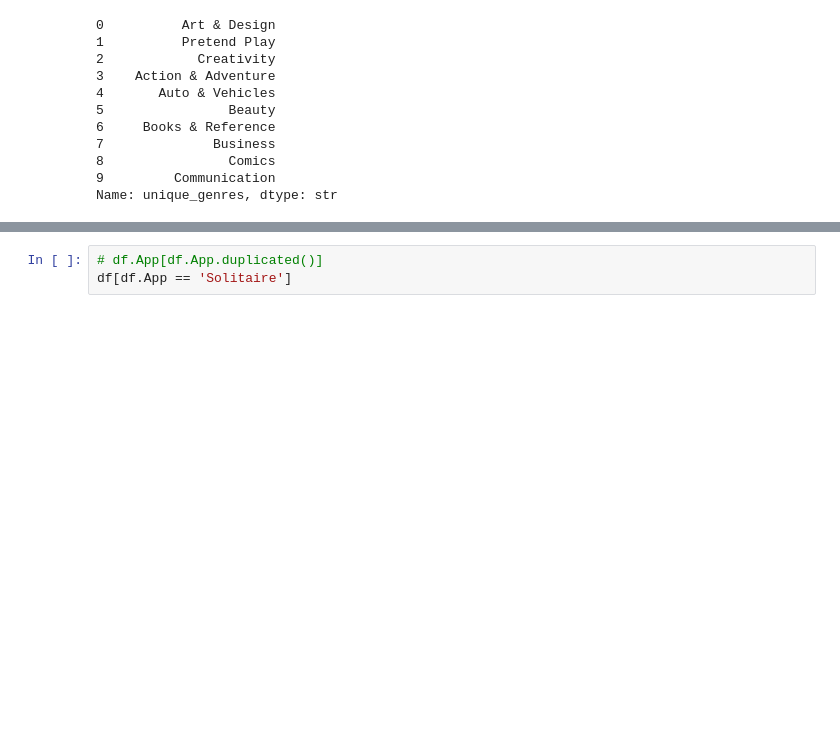
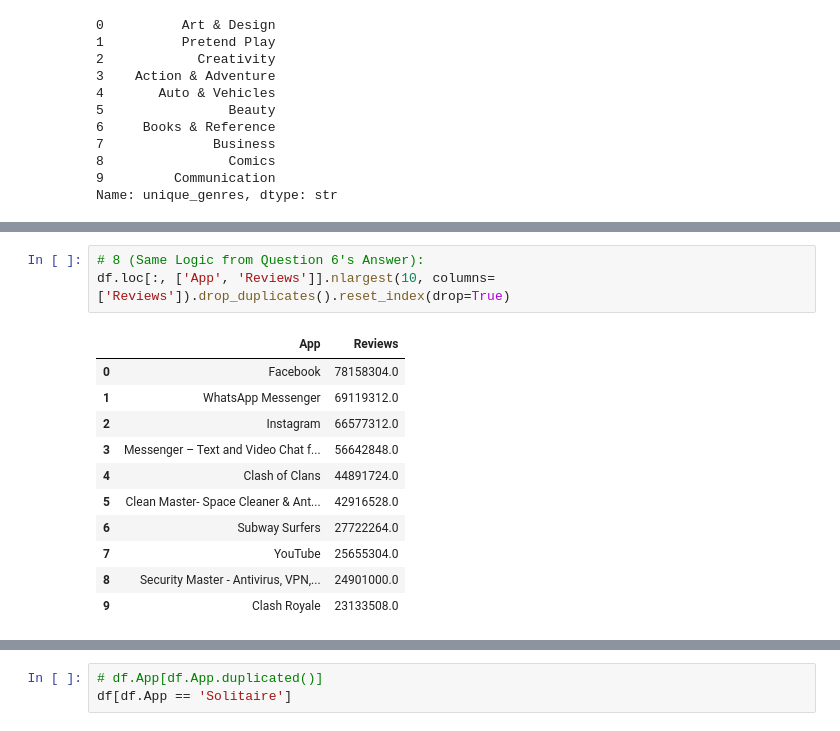
Before and after one commit to GauravSoni24/Portfolio_Apps_2026_27, a Jupyter notebook: analysis_102.ipynb, the cells around one changed output, grey strips where cells are left out. Cells and saved outputs as stored; diff of their text form; blank space fills up the shorter version.

```diff
--- a/analysis_102.ipynb
+++ b/analysis_102.ipynb
@@ -420,0 +432,15 @@ df.loc[:, ['App', 'Reviews']].nlargest(10, columns=['Reviews']).drop_duplicates(
+# %%
+# 8 (Same Logic from Question 6's Answer):
+df.loc[:, ['App', 'Reviews']].nlargest(10, columns=['Reviews']).drop_duplicates().reset_index(drop=True)
+# %% [output]
+|  | App | Reviews |
+| 0 | Facebook | 78158304.0 |
+| 1 | WhatsApp Messenger | 69119312.0 |
+| 2 | Instagram | 66577312.0 |
+| 3 | Messenger – Text and Video Chat f... | 56642848.0 |
+| 4 | Clash of Clans | 44891724.0 |
+| 5 | Clean Master- Space Cleaner & Ant... | 42916528.0 |
+| 6 | Subway Surfers | 27722264.0 |
+| 7 | YouTube | 25655304.0 |
+| 8 | Security Master - Antivirus, VPN,... | 24901000.0 |
+| 9 | Clash Royale | 23133508.0 |
```
Also changed, not shown: parts of 7 cells of this notebook.
